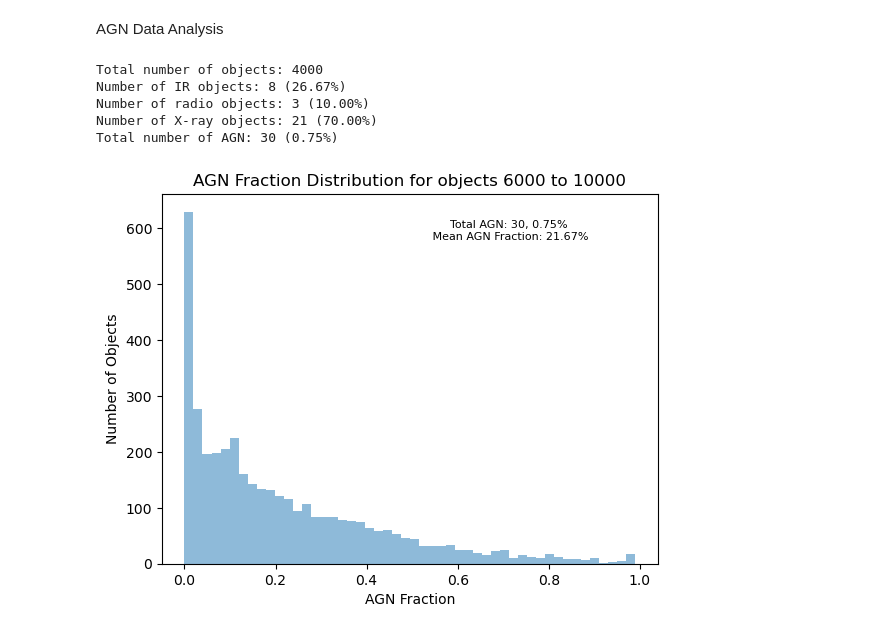
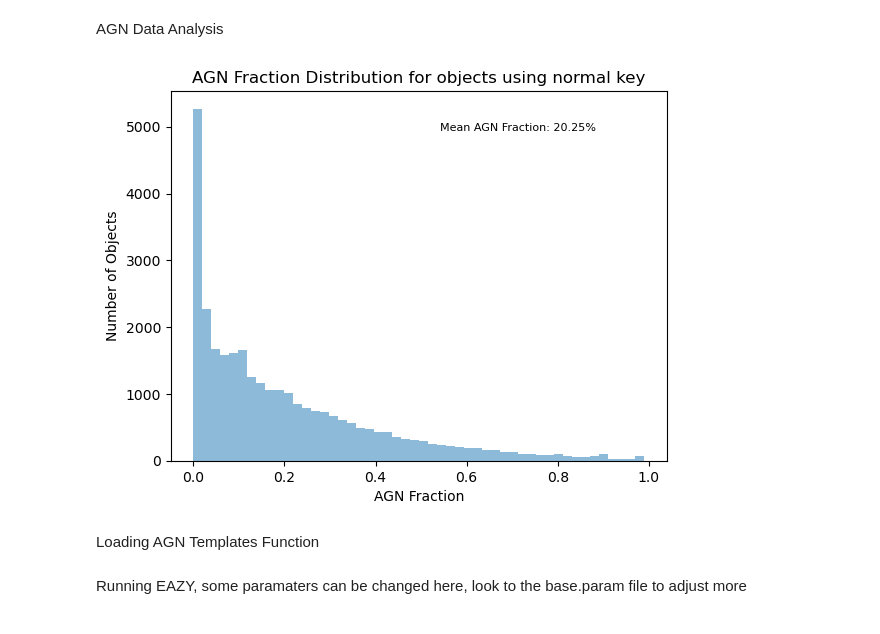
Before and after one commit to eddie-cunning/AGN_Template, a Jupyter notebook: Eazy_test.ipynb, the cells around one changed output. Drawn from its saved outputs; the diff is of its cells as text; code cells hidden in the pictures.

```diff
--- a/Eazy_test.ipynb
+++ b/Eazy_test.ipynb
@@ -76,69 +81,43 @@ if not os.path.isfile(key_data_file):
     key_data.to_csv(key_data_file, index=False)
 # %% [markdown]
 AGN Data Analysis
-# %%
-# making an agn catalogue with only selected range of objects
-
-# Read the catalogue
-os.getcwd()
-object_range = id_range[id_key] # range of objects to be selected, determined by the key
-agn_cat1 = sorted(glob.glob(f'zfourge/{field}/{field}.v?.?.??.cat')) # finds the catalogue
-agn_cat2 = pd.read_csv(agn_cat1[0])
-agn_cat_cut = agn_cat2[object_range[0]:object_range[1]] # select a range of objects with considerable content
-agn_cat_cut.to_csv(f'inputs/cdfs_eazy_test.cat', index=False) # create a new catalogue with the selected objects
-
-# Some analysis
-agn_data1 = glob.glob(f'zfourge/{field}/{field}.v*.agn.*cat')
-agn_data2 = pd.read_csv(agn_data1[0], sep="\s+", comment='#', header=None)[object_range[0]:object_range[1]]
-total_count = object_range[1] - object_range[0] # all objects in the range
-
-# total count
-ids = []
-for column in agn_data2.columns[1:]:  # Skip the first column (column of IDs)
-    ids.extend(agn_data2.loc[agn_data2[column] == 1, 0].tolist())
-ids = list(set(ids))
-total_agn = len(ids) # all objects in the range that are AGN
-
-ir_count = agn_data2[1].value_counts().get(1, 0)
-ir_percent = ir_count/total_agn
-radio_count = agn_data2[2].value_counts().get(1, 0)
-radio_percent = radio_count/total_agn
-xray_count = agn_data2[3].value_counts().get(1, 0)
-xray_percent = xray_count/total_agn
-
-# print the stats
-print(f'Total number of objects: {total_count}')
-print(f'Number of IR objects: {ir_count} ({ir_percent:.2%})')
-print(f'Number of radio objects: {radio_count} ({radio_percent:.2%})')
-print(f'Number of X-ray objects: {xray_count} ({xray_percent:.2%})')
-print(f'Total number of AGN: {total_agn} ({total_agn/total_count:.2%})')
-# %% [output]
-Total number of objects: 4000
-Number of IR objects: 8 (26.67%)
-Number of radio objects: 3 (10.00%)
-Number of X-ray objects: 21 (70.00%)
-Total number of AGN: 30 (0.75%)
+# %%
+# Read the catalogue
+os.getcwd()
+
+main_cat = pd.read_csv(id_key_dict[id_key]) # get the catalogue for the id_key
+main_cat.to_csv('inputs/eazy_test.cat', index=False) # create a new catalogue, allows for change to be made in this cell
+
+
+main = pd.read_csv('inputs/eazy_test.cat', sep=" ", comment="#", header=None, skipinitialspace=True) # opening cut cat, and adjusting it
+headers = pd.read_csv('inputs/eazy_test.cat', sep=" ", header=None, nrows=1).iloc[0]
+headers = headers[1:]
+main.columns = headers
+
+total_count = len(main) # all objects in the range
 # %%
 # Plot of % influence from AGN on each object
 
-agn_per_dir = 'inputs/agn_frac.txt' # THIS IS JUST CDFS
+agn_per_dir = f'inputs/{field}_agn_frac.txt' # file with AGN fractions for each object, prepared in catalogue_prepare.ipynb
 all_bayes = pd.read_csv(agn_per_dir, sep="\s+", comment='#')
 # %%
-agn_frac = all_bayes['bayes.agn.fracAGN'][object_range[0]:object_range[1]] # AGN fraction for each object
-mean_frac = np.mean(agn_frac)
+main = pd.merge(main, all_bayes, on='id', how='left') # AGN fraction for each object
+mean_frac = np.mean(main['bayes.agn.fracAGN'])
+positive_agn = main[main['bayes.agn.fracAGN'] > 0]
 
 plt.clf()
-plt.hist(agn_frac, bins=50, alpha=0.5, label='AGN Fraction')
+plt.hist(main['bayes.agn.fracAGN'], bins=50, alpha=0.5, label='AGN Fraction')
 
 plt.xlabel('AGN Fraction')
 plt.ylabel('Number of Objects')
-plt.title(f'AGN Fraction Distribution for objects {object_range[0]} to {object_range[1]}')
-plt.text(0.7,0.9, f'Total AGN: {total_agn}, {total_agn/total_count:.2%}\n '
-                  f'Mean AGN Fraction: {mean_frac:.2%}', fontsize=8, horizontalalignment='center', verticalalignment='center', transform=plt.gca().transAxes)
+plt.title(f'AGN Fraction Distribution for objects using {id_key} key')
+plt.text(0.7, 0.9, f'Mean AGN Fraction: {mean_frac:.2%}', fontsize=8, horizontalalignment='center', verticalalignment='center', transform=plt.gca().transAxes)
 plt.savefig(f'outputs/{field}/{test_title}/agn_frac_{field}_{id_key}_{agn_sed}_{use_galaxy_templates}.png')
 plt.show()
 # %% [output]
-[figure, old version]
+[figure, new version]
+# %% [markdown]
+Loading AGN Templates Function
 # %%
 # Load any templates from the AGN template library
 
@@ -184,6 +168,8 @@ def agn_template_loader(templates, use_galaxy_templates=False):
       open(agn_param, 'w').write(copy)
       print(f'AGN templates added to the parameter file {agn_param}, no galaxy templates used')
       return
+# %% [markdown]
+Running EAZY, some paramaters can be changed here, look to the base.param file to adjust more
 # %%
 # EAZY parameters
 
```
Also changed, not shown: parts of 32 cells of this notebook, 38 other files.
